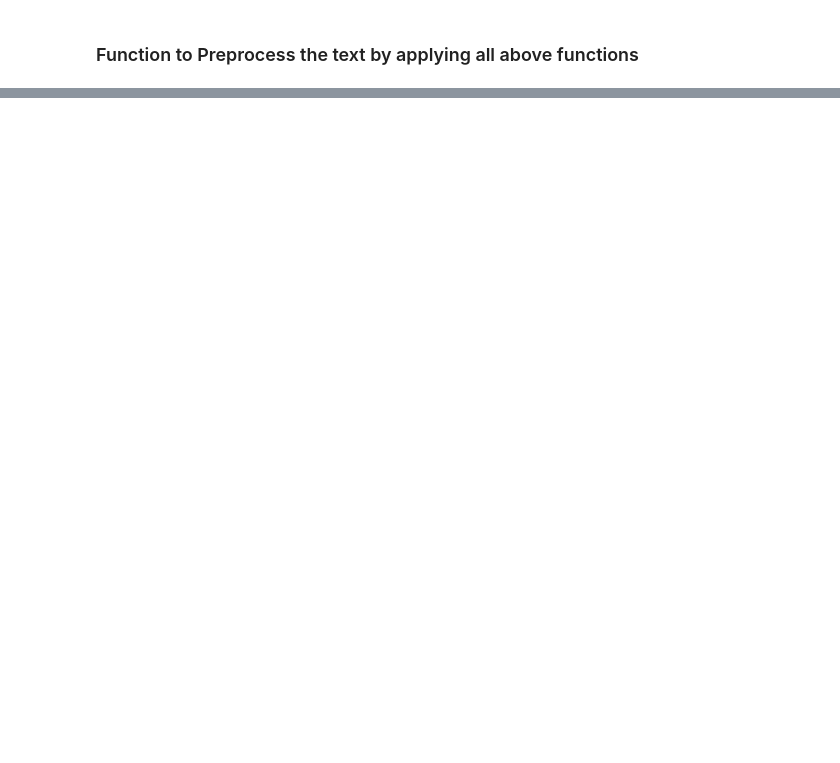
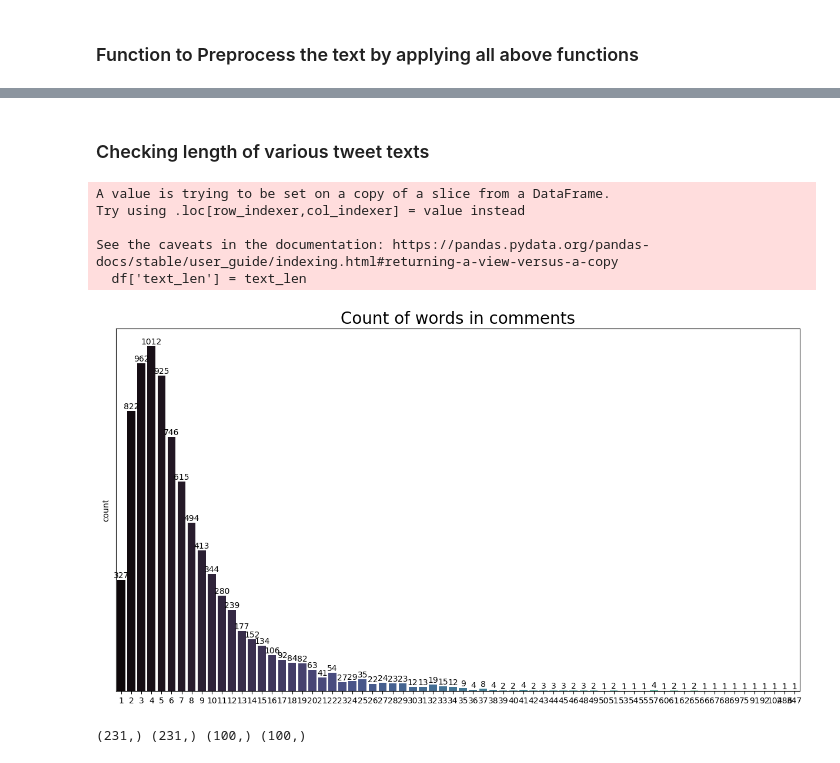
Before and after one commit to alilou2/git-one, a Jupyter notebook: pretraitement.ipynb, the cells around one changed output, grey strips where cells are left out. Drawn from its saved outputs; the diff is of its cells as text; code cells hidden in the pictures; blank space fills up the shorter version.

```diff
--- a/pretraitement.ipynb
+++ b/pretraitement.ipynb
@@ -306,9 +430,0 @@ print(detecter_langage(txt))
-# %%
-for index, row in df.iterrows():
-    text = str(row['comments_clean'])
-    if text:
-        try:
-            result = lang_detect(text)
-            df.at[index, 'language'] = result[0]['label']
-        except:
-            pass
@@ -321,0 +437,10 @@ Token indices sequence length is longer than the specified maximum sequence leng
+# %%
+tokenizer = RegexpTokenizer(r'\w+')
+def tokenization(text):
+    words=tokenizer.tokenize(text)
+    return words
+# %%
+df['comments_clean']=df['comments_clean'].apply(str)
+if df['comments_clean'].dtype == 'object':
+    df['comments_list'] = df['comments_clean'].apply(tokenization)
+df.sample(20)
@@ -321,0 +502,25 @@ Token indices sequence length is longer than the specified maximum sequence leng
+# %% [markdown]
+### <span style='font-family:serif'> Checking length of various tweet texts
+# %%
+text_len = []
+for text in df.comments_list:
+    comment_len = len(text)
+    text_len.append(comment_len)
+df['text_len'] = text_len
+# %% [output]
+A value is trying to be set on a copy of a slice from a DataFrame.
+Try using .loc[row_indexer,col_indexer] = value instead
+
+See the caveats in the documentation: https://pandas.pydata.org/pandas-docs/stable/user_guide/indexing.html#returning-a-view-versus-a-copy
+  df['text_len'] = text_len
+# %%
+plt.figure(figsize=(15,8))
+ax = sns.countplot(x='text_len', data=df, palette='mako')
+plt.title('Count of words in comments', fontsize=20)
+plt.yticks([])
+ax.bar_label(ax.containers[0])
+plt.ylabel('count')
+plt.xlabel('')
+plt.show()
+# %% [output]
+[figure, added]
@@ -321,0 +529,5 @@ Token indices sequence length is longer than the specified maximum sequence leng
+# %%
+X_train, X_test, y_train, y_test = train_test_split(X, Y, test_size = 0.3, random_state = 42)
+print(X_train.shape, y_train.shape, X_test.shape, y_test.shape)
+# %% [output]
+(231,) (231,) (100,) (100,)
```
Also changed, not shown: parts of 64 cells of this notebook, 6 other files.
